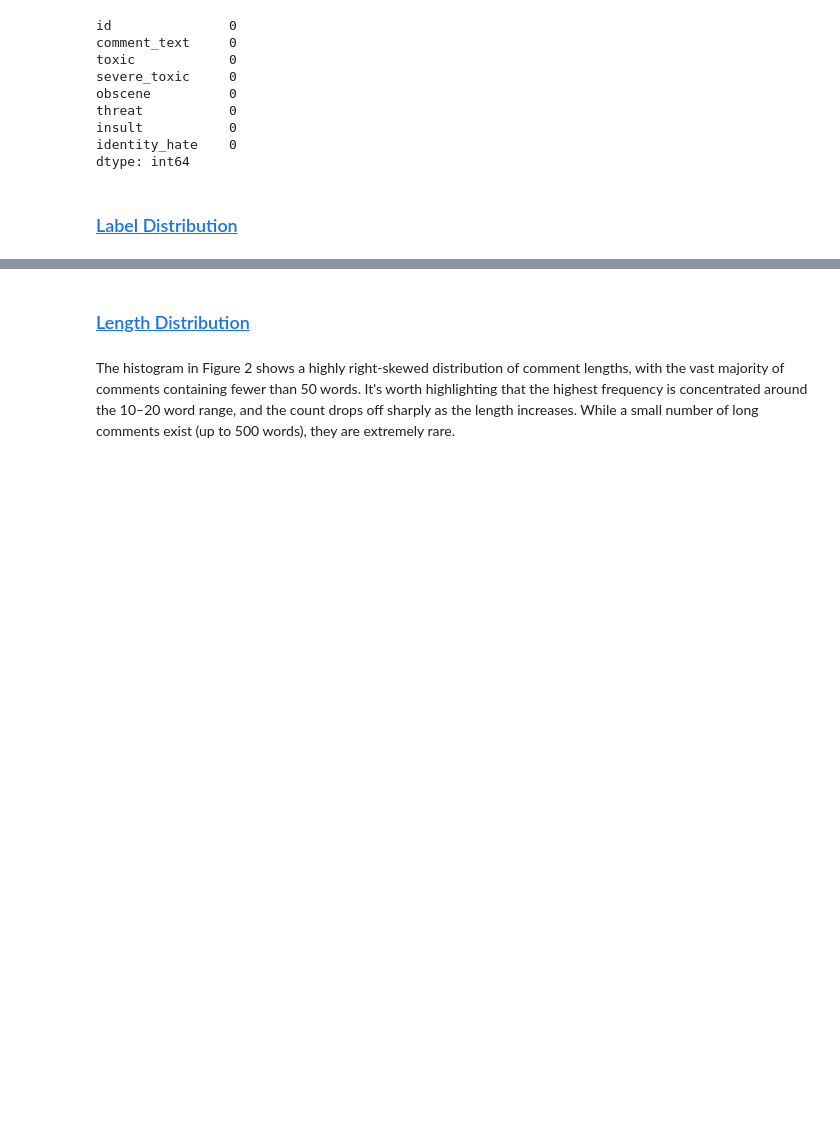
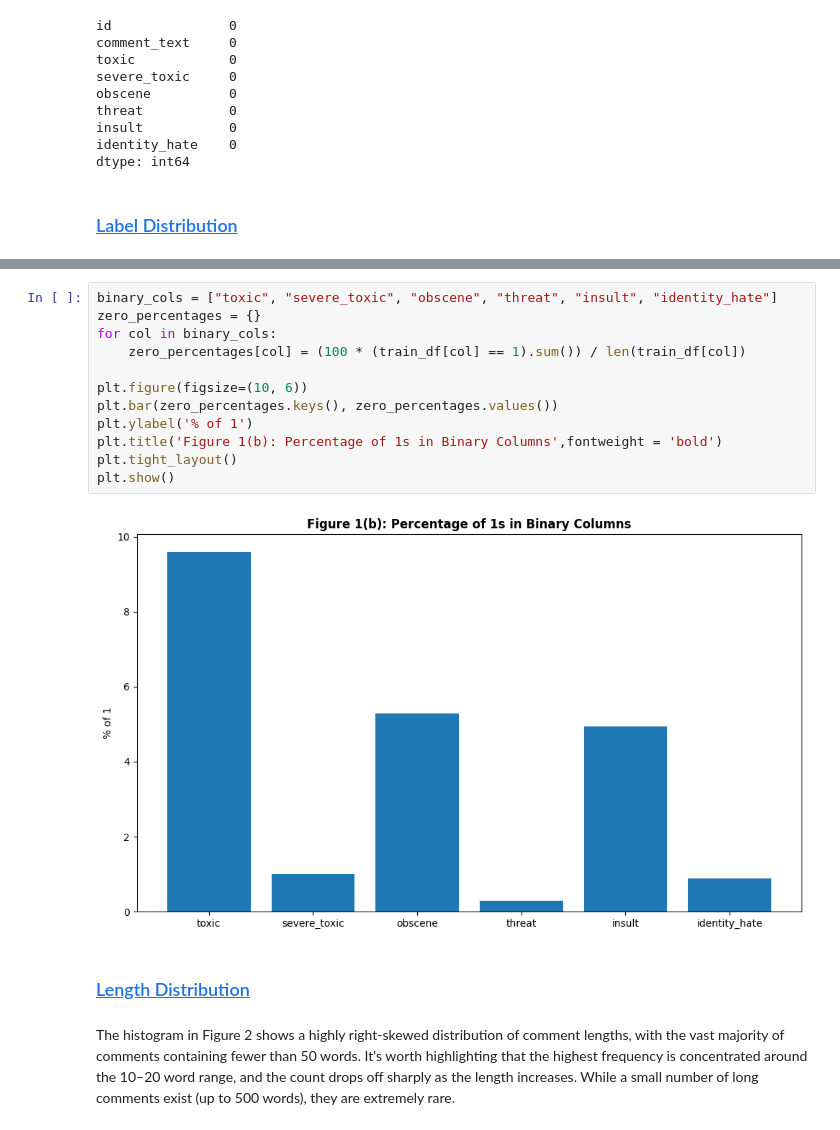
Before and after one commit to Lucchh/Multilingual-Toxic-Comment-Classification, a Jupyter notebook: milestone4.ipynb, the cells around one changed output, grey strips where cells are left out. Saved outputs shown, nothing was run; the diff lists cells and outputs as text; blank space fills up the shorter version.

```diff
--- a/milestone4.ipynb
+++ b/milestone4.ipynb
@@ -123,3 +147,17 @@ plt.show()
+# %%
+binary_cols = ["toxic", "severe_toxic", "obscene", "threat", "insult", "identity_hate"]
+zero_percentages = {}
+for col in binary_cols:
+    zero_percentages[col] = (100 * (train_df[col] == 1).sum()) / len(train_df[col])
+
+plt.figure(figsize=(10, 6))
+plt.bar(zero_percentages.keys(), zero_percentages.values())
+plt.ylabel('% of 1')
+plt.title('Figure 1(b): Percentage of 1s in Binary Columns',fontweight = 'bold')
+plt.tight_layout()
+plt.show()
+# %% [output]
+[figure, added]
 # %% [markdown]
 ### <a id='toc1_2_2_'></a>[Length Distribution](#toc0_)
 # %% [markdown]
```
Also changed, not shown: parts of 6 cells of this notebook.
